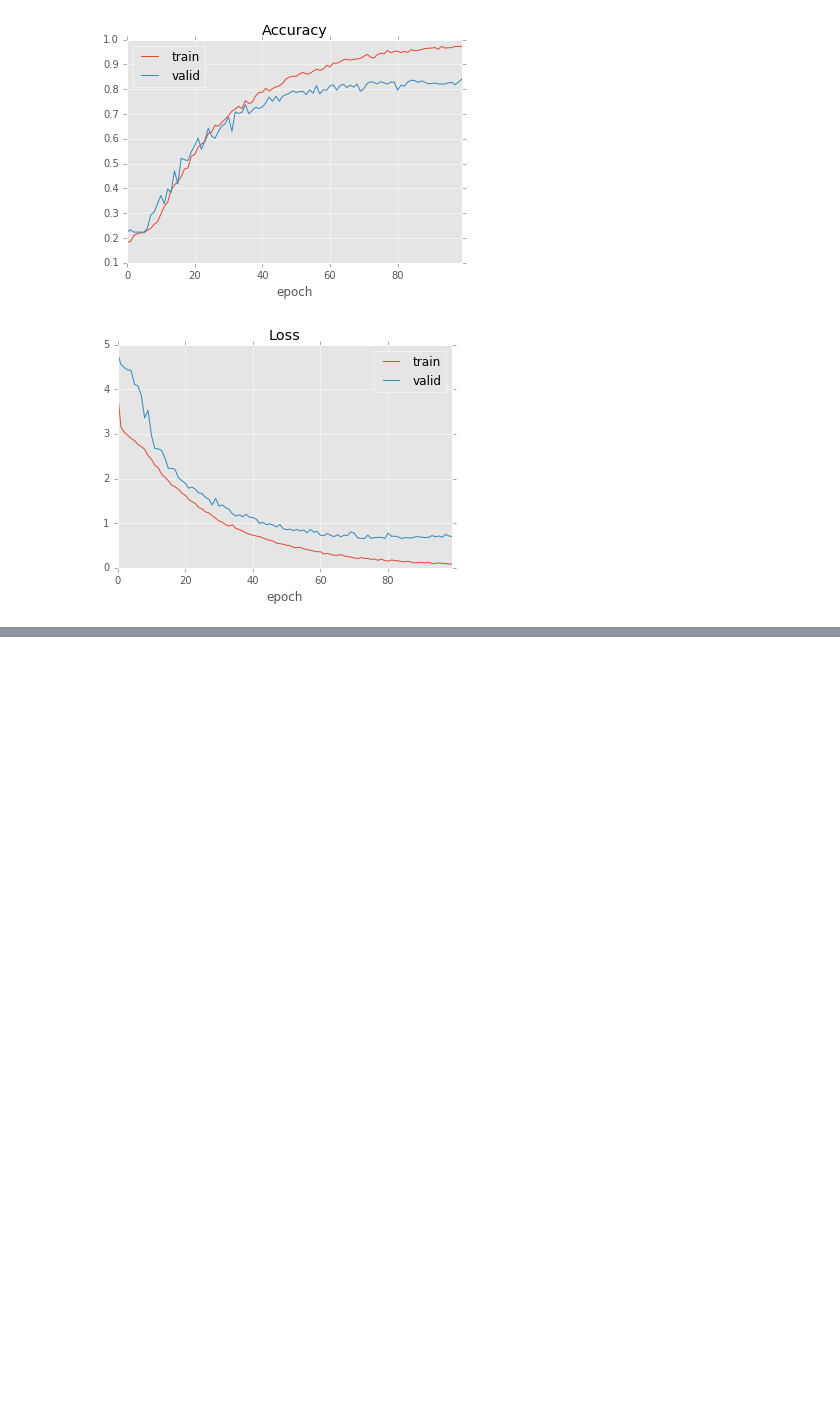
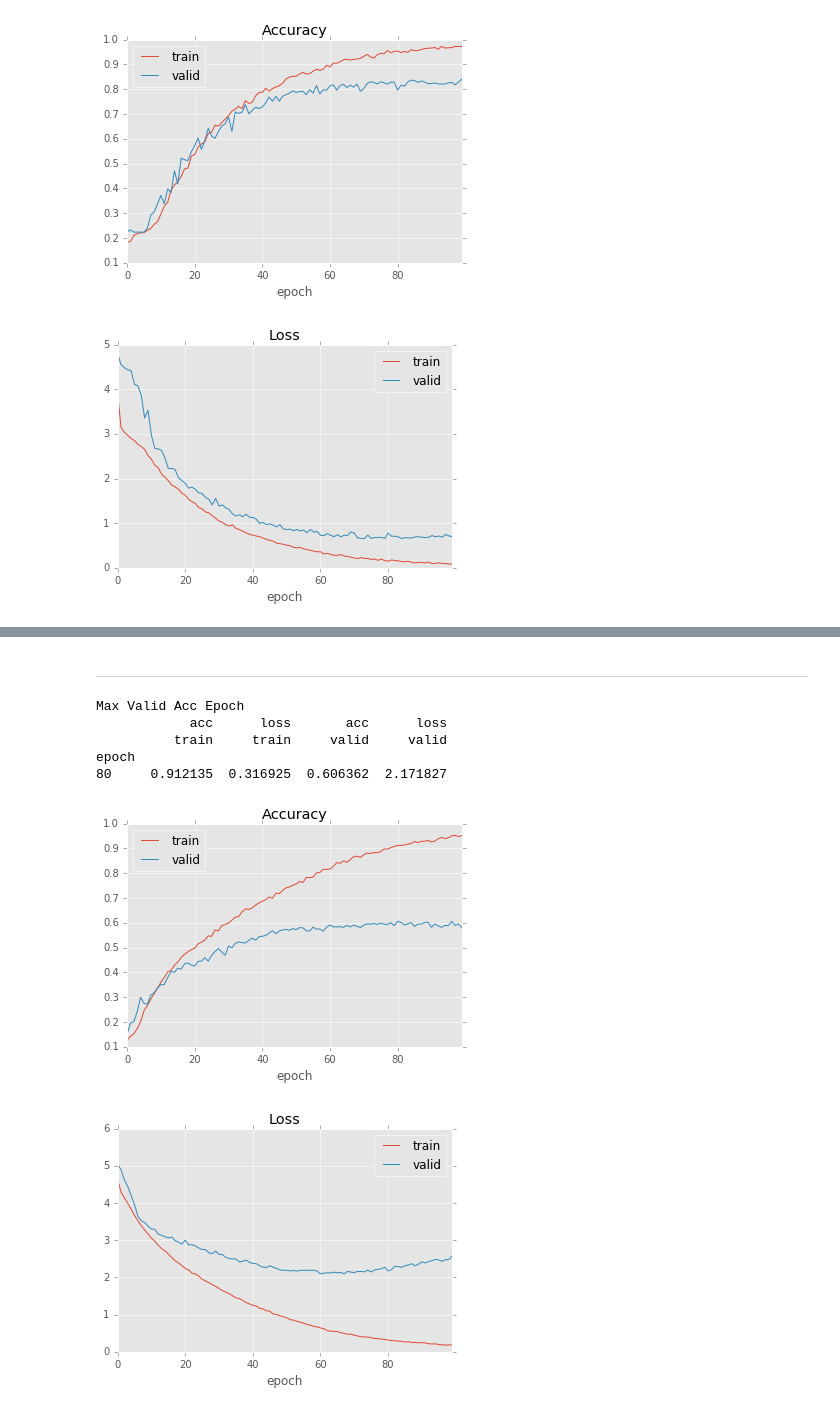
Before and after one commit to vickyliin/NLIL, a Jupyter notebook: train_law_classifier_cnn.ipynb, the cells around one changed output, grey strips where cells are left out. Cells and saved outputs as stored; diff of their text form; code cells hidden in the pictures; blank space fills up the shorter version.

```diff
--- a/train_law_classifier_cnn.ipynb
+++ b/train_law_classifier_cnn.ipynb
@@ -399,0 +418,32 @@ epoch
+# %%
+traincode_table = pd.Series(list(traincode), index=trainset.index)
+validcode_table = pd.Series(list(validcode), index=validset.index)
+code_table = pd.concat([traincode_table, validcode_table])
+# %%
+selected_frames['feature', 'code'] = code_table
+trainset, validset = train_test_split(selected_frames, test_size=0.25, random_state=42)
+# %% [markdown]
+---
+# %%
+aecnn = model.CNN(maxlen=450, torel=relation,
+                  residue=True, drop_res=0.5,
+                  dense_layers=[250, 180], drop_dense=0.3,
+                  filter=100, drop_emb=0.7, feature=ae.dim_code+n_svd)
+aecnn.featurize = lambda dataset: np.concatenate([np.stack(dataset.feature.code), np.stack(dataset.feature.lsa)], axis=1)
+# %%
+# opt = optim.RMSprop(lr=1.2e-3)
+aecnn.compile(loss='categorical_crossentropy',
+               optimizer='RMSprop',
+               metrics=['acc'])
+aecnn.reset()
+hist_aecnn = aecnn.fit(trainset, validset, epochs=100, batch_size=128)
+# %%
+record(hist_aecnn)
+# %% [output]
+Max Valid Acc Epoch
+            acc      loss       acc      loss
+          train     train     valid     valid
+epoch
+80     0.912135  0.316925  0.606362  2.171827
+[figure, added]
+[figure, added]
```
Also changed, not shown: parts of 17 cells of this notebook, 3 other files.
